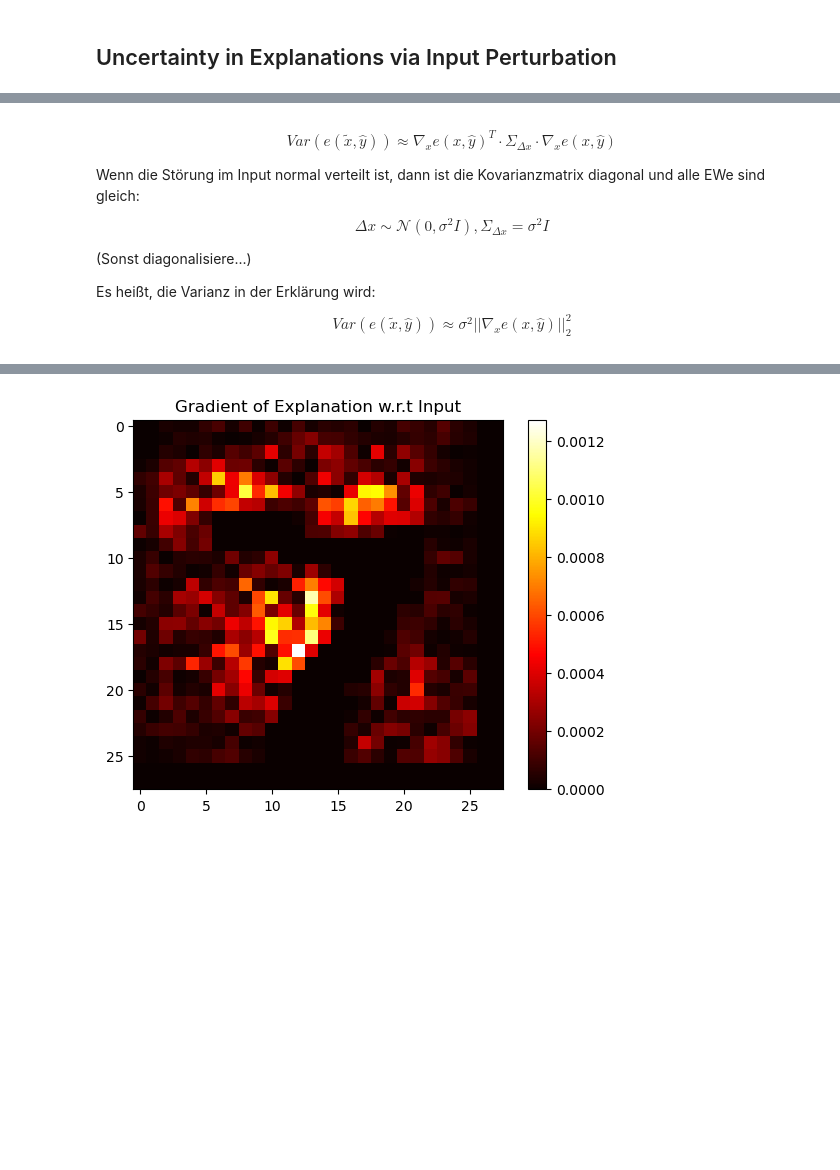
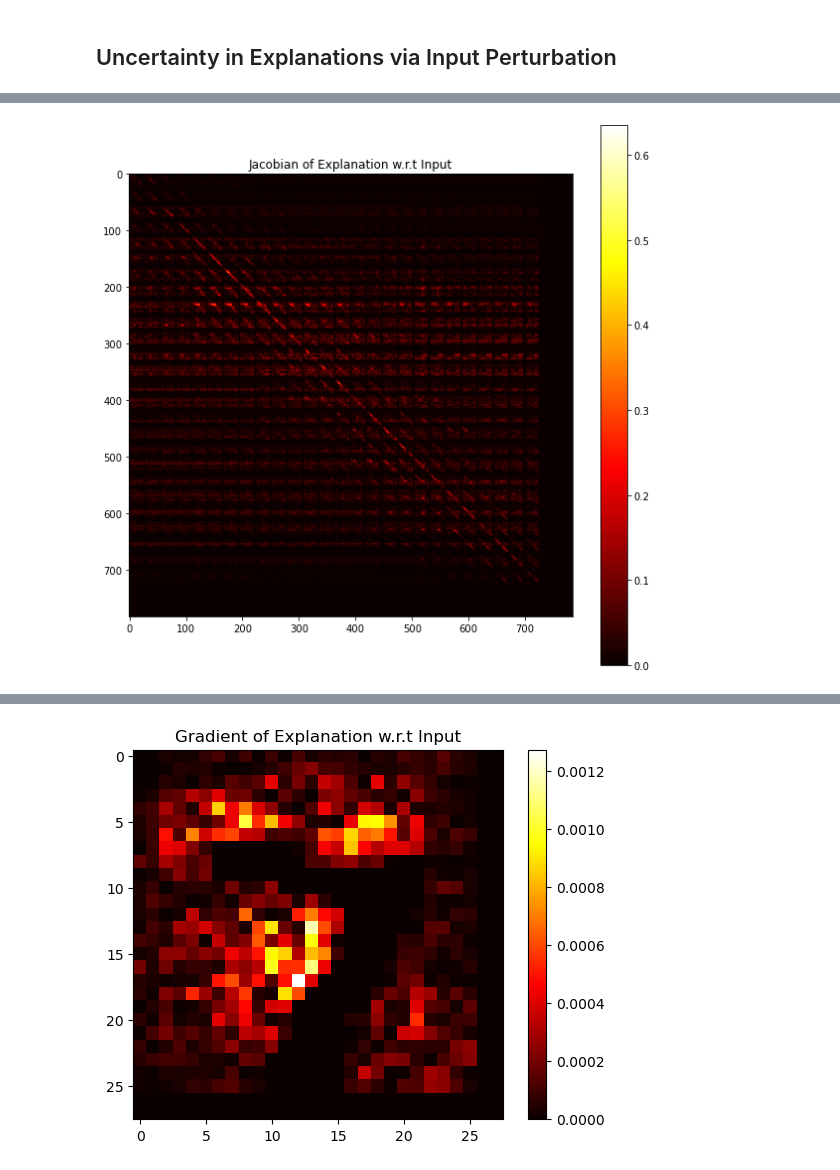
Before and after one commit to TeodorChiaburu/UXAI, a Jupyter notebook: Input_Perturbation.ipynb, the cells around one changed output, grey strips where cells are left out. Saved outputs shown, nothing was run; the diff lists cells and outputs as text; code cells hidden in the pictures; blank space fills up the shorter version.

Commit message:
Column-wise computation jacobian and variance as trace of cov. mat.

```diff
--- a/Input_Perturbation.ipynb
+++ b/Input_Perturbation.ipynb
@@ -97,30 +135,33 @@ plt.show()
 # %%
-# Compute gradient of explanation w.r.t input via FEM
-h=1e-4
+# Compute derivative of explanation w.r.t input via FDM
+h = 1e-4
 sample_image = sample_image.squeeze()
-gradients = np.zeros_like(sample_image)
+n = np.product(np.shape(sample_image))
+m = np.product(np.shape(explanation))
+h, w = sample_image.shape[0], sample_image.shape[1]
+derivative_e_x = np.zeros((m, n))
 
-for i in range(sample_image.shape[0]):
-    for j in range(sample_image.shape[1]):
+# For every pixel perturbation, we get a new column in the Jacobian
+for i in range(h):
+    for j in range(w):
         # Perturb pixel (i, j)
         perturbed_image = np.copy(sample_image)
         perturbed_image[i, j] += h
-        #perturbed_image = np.clip(perturbed_image, 0, 1)
 
         # Compute explanation for perturbed image
         perturbed_explanation = explainer.explain(np.expand_dims(perturbed_image, axis=[0,3]), sample_label)
 
         # Compute finite difference gradient
-        gradients[i, j] = (perturbed_explanation[0, i, j] - explanation[0, i, j]) / h
+        derivative_2d = (perturbed_explanation[0] - explanation[0]) / h
+
+        # Fill out the corresponding column in the jacobian
+        flat_ind = i * w + j
+        derivative_e_x[:, flat_ind] = derivative_2d.numpy().reshape(m, )
-# %% [markdown]
-$$Var(e(\widetilde{x},\hat{y})) \approx \nabla_x e(x,\hat{y})^T \cdot \Sigma_{\Delta x} \cdot \nabla_x e(x,\hat{y})$$
-
-Wenn die Störung im Input normal verteilt ist, dann ist die Kovarianzmatrix diagonal und alle EWe sind gleich:
-
-$$\Delta x \sim \mathcal{N}(0, \sigma^2 I), \Sigma_{\Delta x} = \sigma^2 I$$
-
-(Sonst diagonalisiere...)
-
-Es heißt, die Varianz in der Erklärung wird:
-
-$$Var(e(\widetilde{x},\hat{y})) \approx \sigma^2 ||\nabla_x e(x,\hat{y})||_2^2$$
+# %%
+plt.figure(figsize=(10,10))
+plt.imshow(np.abs(derivative_e_x), cmap='hot')
+plt.title("Jacobian of Explanation w.r.t Input")
+plt.colorbar()
+plt.show()
+# %% [output]
+[figure, added]
```
Also changed, not shown: parts of 11 cells of this notebook.
